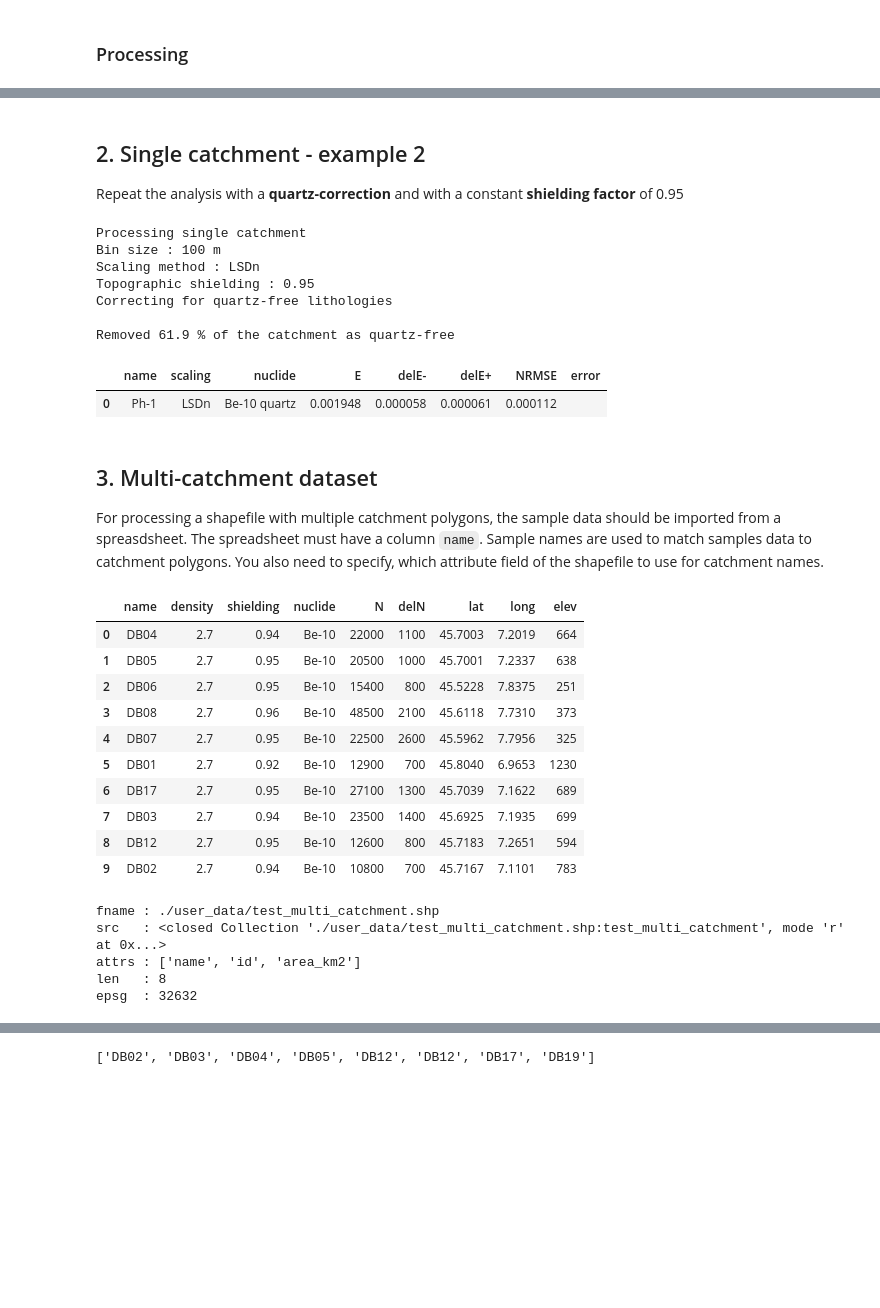
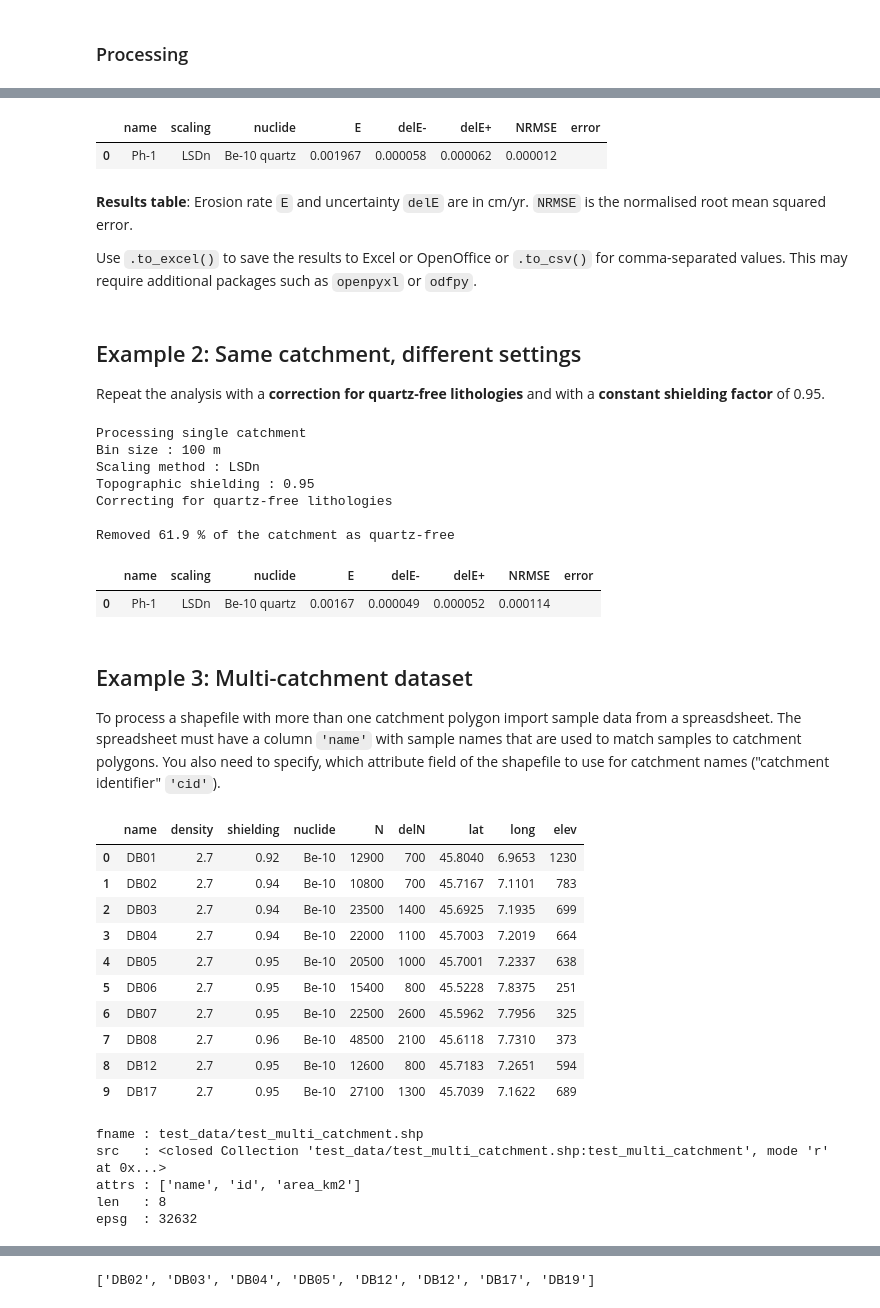
Before and after one commit to kstueb/riversand, a Jupyter notebook: riversand/example_scripts/quickstart.ipynb, the cells around one changed output, grey strips where cells are left out. Cells and saved outputs as stored; diff of their text form; code cells hidden in the pictures; blank space fills up the shorter version.

```diff
--- a/riversand/example_scripts/quickstart.ipynb
+++ b/riversand/example_scripts/quickstart.ipynb
@@ -84 +97,10 @@ Saving plots as .jpg in './plots'
+# %%
+results1 # display results (cm/yr)
+# %% [output]
+|  | name | scaling | nuclide | E | delE- | delE+ | NRMSE | error |
+| 0 | Ph-1 | LSDn | Be-10 quartz | 0.001967 | 0.000058 | 0.000062 | 0.000012 |  |
+# %% [markdown]
+**Results table**: Erosion rate `E` and uncertainty `delE` are in cm/yr. `NRMSE` is the normalised root mean squared error.
+
+Use `.to_excel()` to save the results to Excel or OpenOffice or `.to_csv()` for comma-separated values. This may require additional packages such as `openpyxl` or `odfpy`.
 # %%
@@ -88,4 +108,4 @@ results1.to_excel('Example1_LSDn.xlsx') # save data to spreadsheet
 # %% [markdown]
-## 2. Single catchment - example 2
-Repeat the analysis with a **quartz-correction** and with a constant **shielding factor** of 0.95
+## Example 2: Same catchment, different settings
+Repeat the analysis with a **correction for quartz-free lithologies** and with a **constant shielding factor** of 0.95.
 # %%
@@ -94,6 +114,8 @@ rv.add_raster('quartz_35m.tif', path, dtype='quartz') # optional
 # %%
-# Set a constant shielding factor 'shielding=0.95'
-results2 = rv.process_single_catchment(bins=100, scaling='LSDn', shielding=0.95)
+# Set a constant shielding factor 'shielding=0.95':
+results2 = rv.process_single_catchment(bins=100,
+                                       scaling='LSDn',
+                                       shielding=0.95) # no plots saved
 results2 # display results (cm/yr)
 # %% [output]
 Processing single catchment
@@ -104,5 +126,5 @@ Correcting for quartz-free lithologies
 
 Removed 61.9 % of the catchment as quartz-free
 |  | name | scaling | nuclide | E | delE- | delE+ | NRMSE | error |
-| 0 | Ph-1 | LSDn | Be-10 quartz | 0.001948 | 0.000058 | 0.000061 | 0.000112 |  |
+| 0 | Ph-1 | LSDn | Be-10 quartz | 0.00167 | 0.000049 | 0.000052 | 0.000114 |  |
 # %%
@@ -110,40 +132,39 @@ results1.to_excel('Example1_LSDn_Qtz.xlsx') # save data to spreadsheet
 # %% [markdown]
-## 3. Multi-catchment dataset
+## Example 3: Multi-catchment dataset
 
-For processing a shapefile with multiple catchment polygons, the sample data should be imported from a spreasdsheet. The spreadsheet must have a column `name`. Sample names are used to match samples data to catchment polygons. You also need to specify, which attribute field of the shapefile to use for catchment names.
+To process a shapefile with more than one catchment polygon import sample data from a spreasdsheet. The spreadsheet must have a column `'name'` with sample names that are used to match samples to catchment polygons. You also need to specify, which attribute field of the shapefile to use for catchment names ("catchment identifier" `'cid'`).
 # %%
-# Create a new 'Riversand' object
-rv = riversand.Riversand()
+# Create a new 'Riversand' object:
+rv = riversand.Riversand("test_data")
 
-# Add raster datasets
-rv.add_raster('toposhielding_35m.tif', path, dtype='shielding')
-rv.add_raster('dem_utm_35m.tif', path, dtype='elevation')
-rv.add_raster('quartz_35m.tif', path, dtype='quartz')
+# Add raster datasets:
+rv.add_raster('dem_utm_35m.tif', dtype='elevation')
+rv.add_raster('toposhielding_35m.tif', dtype='shielding') # optional
+rv.add_raster('quartz_35m.tif', dtype='quartz') # optional
 
-# Add sample data from a spreadsheet
-rv.add_samples(fname='test_samples.ods', path=path) # .xlsx, .ods, .csv
-
-rv.samples # display dataset; additional column such as lat, long, elev will be ignored
+# Add sample data from a spreadsheet:
+rv.add_samples('test_samples.ods') # .xlsx, .ods, .csv
+rv.samples # display dataset; columns lat, long and elev are irrelevant and will be ignored
 # %% [output]
 |  | name | density | shielding | nuclide | N | delN | lat | long | elev |
-| 0 | DB04 | 2.7 | 0.94 | Be-10 | 22000 | 1100 | 45.7003 | 7.2019 | 664 |
-| 1 | DB05 | 2.7 | 0.95 | Be-10 | 20500 | 1000 | 45.7001 | 7.2337 | 638 |
-| 2 | DB06 | 2.7 | 0.95 | Be-10 | 15400 | 800 | 45.5228 | 7.8375 | 251 |
-| 3 | DB08 | 2.7 | 0.96 | Be-10 | 48500 | 2100 | 45.6118 | 7.7310 | 373 |
-| 4 | DB07 | 2.7 | 0.95 | Be-10 | 22500 | 2600 | 45.5962 | 7.7956 | 325 |
-| 5 | DB01 | 2.7 | 0.92 | Be-10 | 12900 | 700 | 45.8040 | 6.9653 | 1230 |
-| 6 | DB17 | 2.7 | 0.95 | Be-10 | 27100 | 1300 | 45.7039 | 7.1622 | 689 |
-| 7 | DB03 | 2.7 | 0.94 | Be-10 | 23500 | 1400 | 45.6925 | 7.1935 | 699 |
+| 0 | DB01 | 2.7 | 0.92 | Be-10 | 12900 | 700 | 45.8040 | 6.9653 | 1230 |
+| 1 | DB02 | 2.7 | 0.94 | Be-10 | 10800 | 700 | 45.7167 | 7.1101 | 783 |
+| 2 | DB03 | 2.7 | 0.94 | Be-10 | 23500 | 1400 | 45.6925 | 7.1935 | 699 |
+| 3 | DB04 | 2.7 | 0.94 | Be-10 | 22000 | 1100 | 45.7003 | 7.2019 | 664 |
+| 4 | DB05 | 2.7 | 0.95 | Be-10 | 20500 | 1000 | 45.7001 | 7.2337 | 638 |
+| 5 | DB06 | 2.7 | 0.95 | Be-10 | 15400 | 800 | 45.5228 | 7.8375 | 251 |
+| 6 | DB07 | 2.7 | 0.95 | Be-10 | 22500 | 2600 | 45.5962 | 7.7956 | 325 |
+| 7 | DB08 | 2.7 | 0.96 | Be-10 | 48500 | 2100 | 45.6118 | 7.7310 | 373 |
 | 8 | DB12 | 2.7 | 0.95 | Be-10 | 12600 | 800 | 45.7183 | 7.2651 | 594 |
-| 9 | DB02 | 2.7 | 0.94 | Be-10 | 10800 | 700 | 45.7167 | 7.1101 | 783 |
+| 9 | DB17 | 2.7 | 0.95 | Be-10 | 27100 | 1300 | 45.7039 | 7.1622 | 689 |
 # %%
-# Add catchment shapefile with one or several catchment polygons
-rv.add_catchments(fname='test_multi_catchment.shp', path=path)
+# Add catchment shapefile with one or several catchment polygons:
+rv.add_catchments('test_multi_catchment.shp')
 
 rv.catchments # display some info on the catchment data
 # %% [output]
-fname : ./user_data/test_multi_catchment.shp
-src   : <closed Collection './user_data/test_multi_catchment.shp:test_multi_catchment', mode 'r' at 0x...>
+fname : test_data/test_multi_catchment.shp
+src   : <closed Collection 'test_data/test_multi_catchment.shp:test_multi_catchment', mode 'r' at 0x...>
 attrs : ['name', 'id', 'area_km2']
 len   : 8
 epsg  : 32632
```
Also changed, not shown: parts of 32 cells of this notebook.
